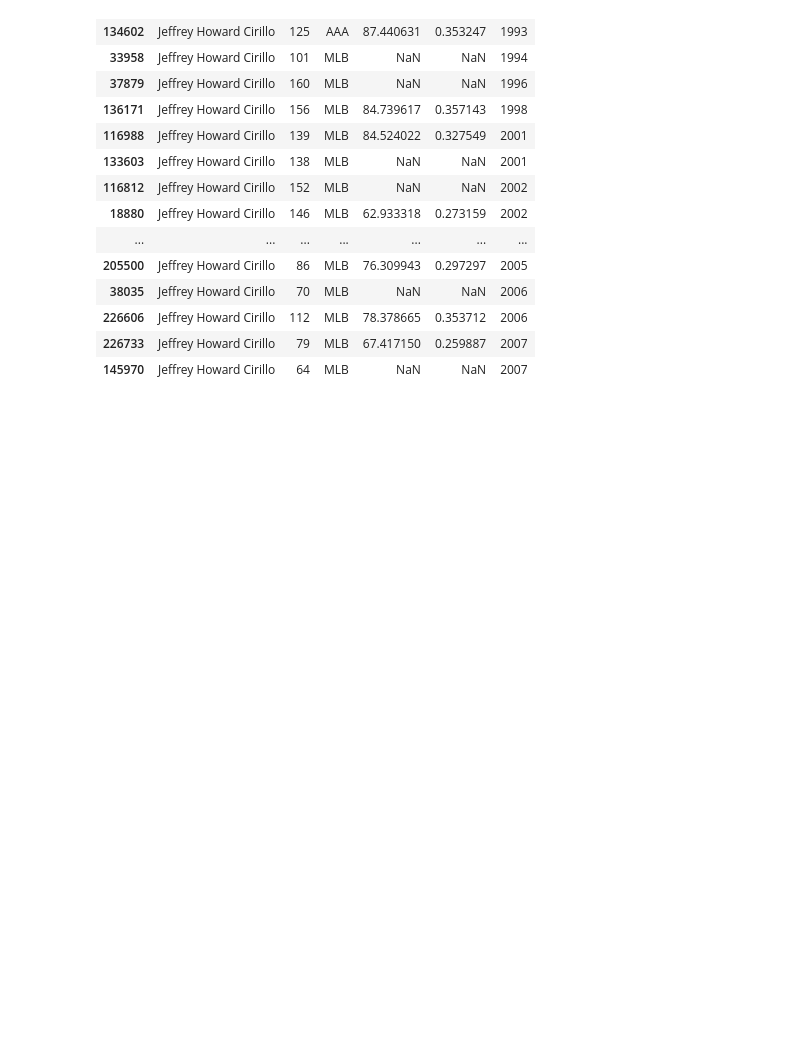
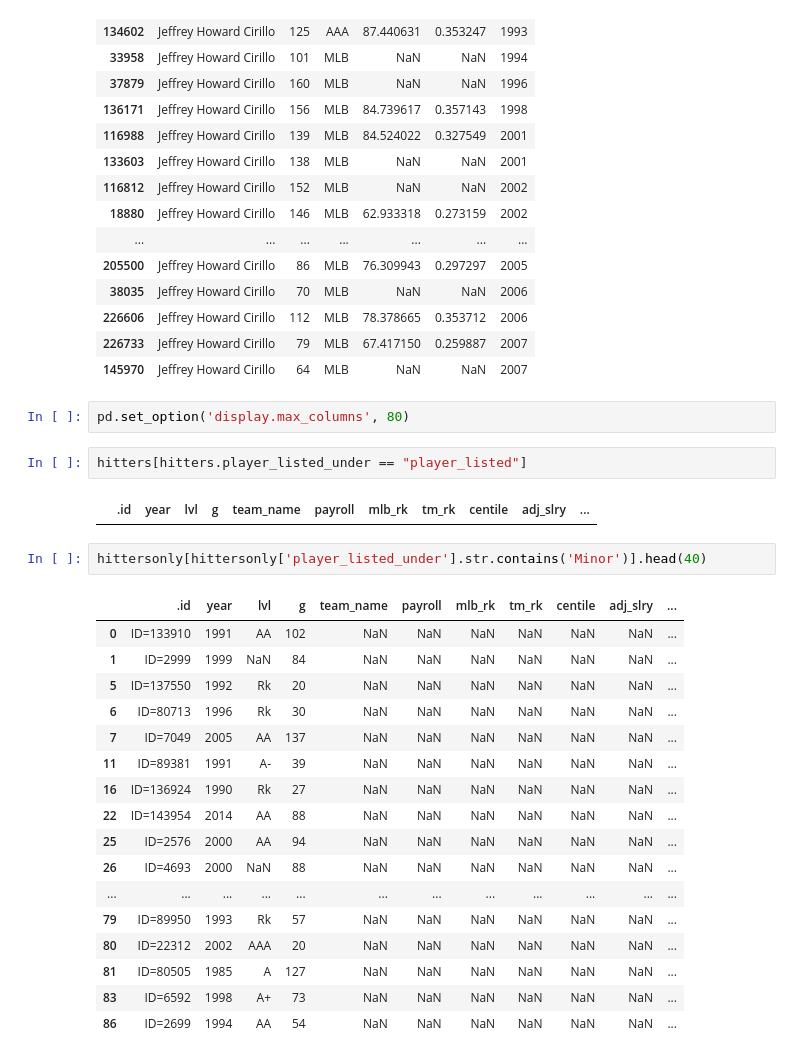
Before and after one commit to sumairshah/Pando-Baseball, a Jupyter notebook: PandoBaseball.ipynb, the cells around one changed output. Saved outputs shown, nothing was run; the diff lists cells and outputs as text; blank space fills up the shorter version.

```diff
--- a/PandoBaseball.ipynb
+++ b/PandoBaseball.ipynb
@@ -531,3 +531,29 @@ Boonefamily[['proper_name','g','lvl','ops','babip','year','years']].sort_values(
 | 226606 | Jeffrey Howard Cirillo | 112 | MLB | 78.378665 | 0.353712 | 2006 |
 | 226733 | Jeffrey Howard Cirillo | 79 | MLB | 67.417150 | 0.259887 | 2007 |
 | 145970 | Jeffrey Howard Cirillo | 64 | MLB | NaN | NaN | 2007 |
+# %%
+pd.set_option('display.max_columns', 80)
+# %%
+hitters[hitters.player_listed_under == "player_listed"]
+# %% [output]
+|  | .id | year | lvl | g | team_name | payroll | mlb_rk | tm_rk | centile | adj_slry | ... |
+# %%
+hittersonly[hittersonly['player_listed_under'].str.contains('Minor')].head(40)
+# %% [output]
+|  | .id | year | lvl | g | team_name | payroll | mlb_rk | tm_rk | centile | adj_slry | ... |
+| 0 | ID=133910 | 1991 | AA | 102 | NaN | NaN | NaN | NaN | NaN | NaN | ... |
+| 1 | ID=2999 | 1999 | NaN | 84 | NaN | NaN | NaN | NaN | NaN | NaN | ... |
+| 5 | ID=137550 | 1992 | Rk | 20 | NaN | NaN | NaN | NaN | NaN | NaN | ... |
+| 6 | ID=80713 | 1996 | Rk | 30 | NaN | NaN | NaN | NaN | NaN | NaN | ... |
+| 7 | ID=7049 | 2005 | AA | 137 | NaN | NaN | NaN | NaN | NaN | NaN | ... |
+| 11 | ID=89381 | 1991 | A- | 39 | NaN | NaN | NaN | NaN | NaN | NaN | ... |
+| 16 | ID=136924 | 1990 | Rk | 27 | NaN | NaN | NaN | NaN | NaN | NaN | ... |
+| 22 | ID=143954 | 2014 | AA | 88 | NaN | NaN | NaN | NaN | NaN | NaN | ... |
+| 25 | ID=2576 | 2000 | AA | 94 | NaN | NaN | NaN | NaN | NaN | NaN | ... |
+| 26 | ID=4693 | 2000 | NaN | 88 | NaN | NaN | NaN | NaN | NaN | NaN | ... |
+| ... | ... | ... | ... | ... | ... | ... | ... | ... | ... | ... | ... |
+| 79 | ID=89950 | 1993 | Rk | 57 | NaN | NaN | NaN | NaN | NaN | NaN | ... |
+| 80 | ID=22312 | 2002 | AAA | 20 | NaN | NaN | NaN | NaN | NaN | NaN | ... |
+| 81 | ID=80505 | 1985 | A | 127 | NaN | NaN | NaN | NaN | NaN | NaN | ... |
+| 83 | ID=6592 | 1998 | A+ | 73 | NaN | NaN | NaN | NaN | NaN | NaN | ... |
+| 86 | ID=2699 | 1994 | AA | 54 | NaN | NaN | NaN | NaN | NaN | NaN | ... |
```
Also changed, not shown: parts of 2 cells of this notebook.
